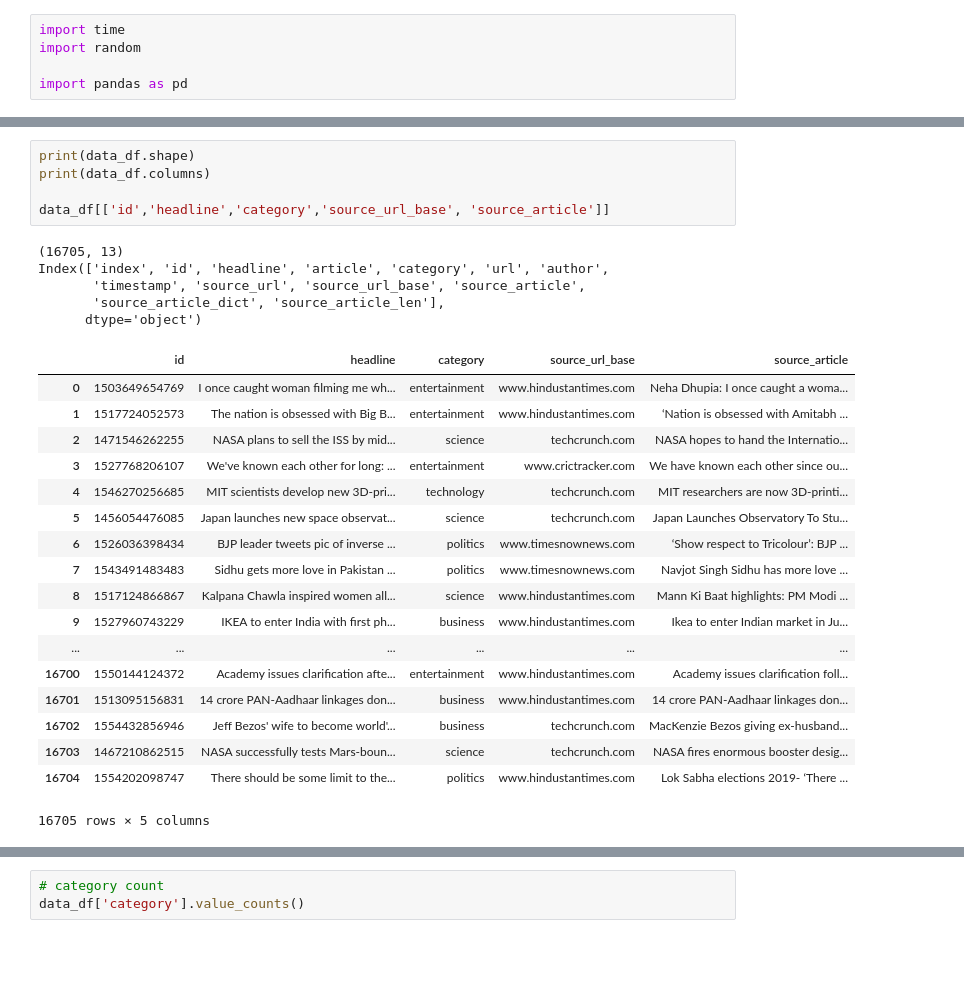
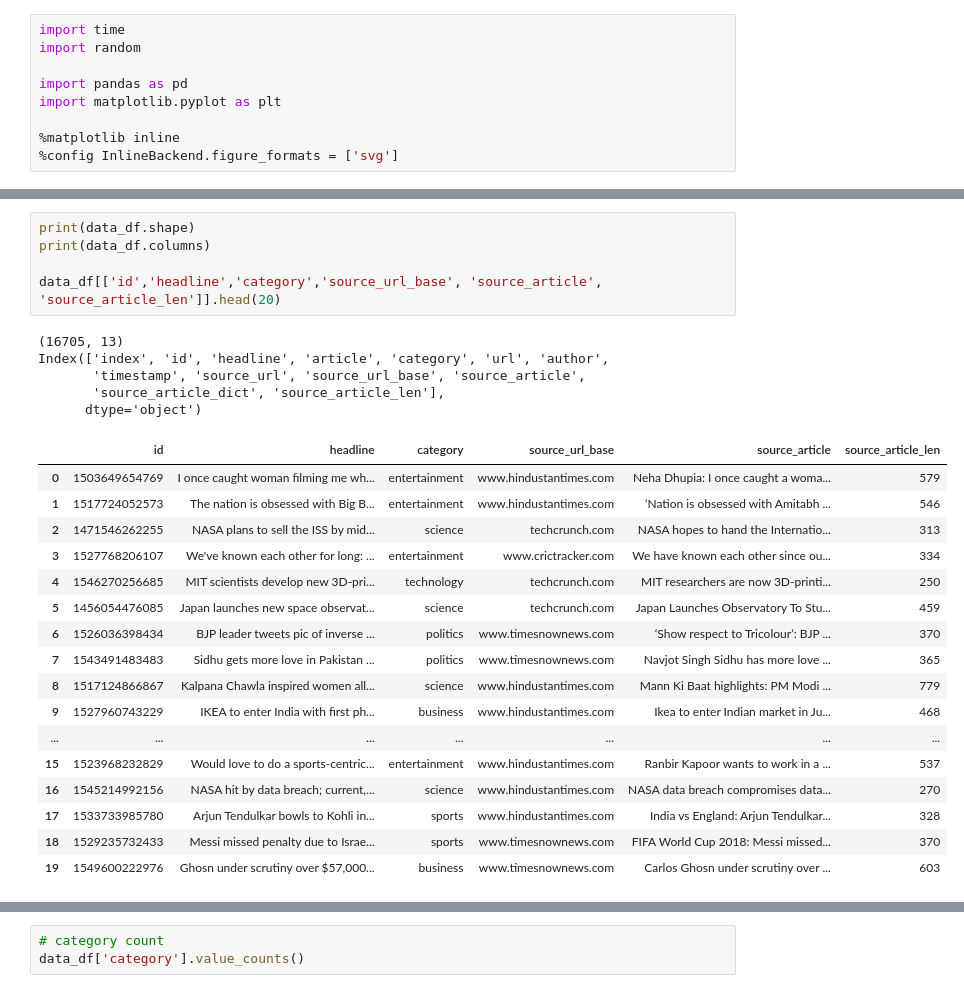
Before and after one commit to viv1729/Domain-Identification-with-Keyword-Extraction, a Jupyter notebook: EDA.ipynb, the cells around one changed output, grey strips where cells are left out. Saved outputs shown, nothing was run; the diff lists cells and outputs as text; blank space fills up the shorter version.

```diff
--- a/EDA.ipynb
+++ b/EDA.ipynb
@@ -3,6 +3,10 @@ import time
 import random
 
 import pandas as pd
+import matplotlib.pyplot as plt
+
+%matplotlib inline
+%config InlineBackend.figure_formats = ['svg']
 # %%
 data_df = pd.read_pickle("data_df_finalV2.pkl")
 data_df.head()
@@ -16,32 +20,31 @@ data_df.head()
 # %%
 print(data_df.shape)
 print(data_df.columns)
 
-data_df[['id','headline','category','source_url_base', 'source_article']]
+data_df[['id','headline','category','source_url_base', 'source_article', 'source_article_len']].head(20)
 # %% [output]
 (16705, 13)
 Index(['index', 'id', 'headline', 'article', 'category', 'url', 'author',
        'timestamp', 'source_url', 'source_url_base', 'source_article',
        'source_article_dict', 'source_article_len'],
       dtype='object')
-|  | id | headline | category | source_url_base | source_article |
-| 0 | 1503649654769 | I once caught woman filming me wh... | entertainment | www.hindustantimes.com | Neha Dhupia: I once caught a woma... |
-| 1 | 1517724052573 | The nation is obsessed with Big B... | entertainment | www.hindustantimes.com | ‘Nation is obsessed with Amitabh ... |
-| 2 | 1471546262255 | NASA plans to sell the ISS by mid... | science | techcrunch.com | NASA hopes to hand the Internatio... |
-| 3 | 1527768206107 | We've known each other for long: ... | entertainment | www.crictracker.com | We have known each other since ou... |
-| 4 | 1546270256685 | MIT scientists develop new 3D-pri... | technology | techcrunch.com | MIT researchers are now 3D-printi... |
-| 5 | 1456054476085 | Japan launches new space observat... | science | techcrunch.com | Japan Launches Observatory To Stu... |
-| 6 | 1526036398434 | BJP leader tweets pic of inverse ... | politics | www.timesnownews.com | ‘Show respect to Tricolour’: BJP ... |
-| 7 | 1543491483483 | Sidhu gets more love in Pakistan ... | politics | www.timesnownews.com | Navjot Singh Sidhu has more love ... |
-| 8 | 1517124866867 | Kalpana Chawla inspired women all... | science | www.hindustantimes.com | Mann Ki Baat highlights: PM Modi ... |
-| 9 | 1527960743229 | IKEA to enter India with first ph... | business | www.hindustantimes.com | Ikea to enter Indian market in Ju... |
-| ... | ... | ... | ... | ... | ... |
-| 16700 | 1550144124372 | Academy issues clarification afte... | entertainment | www.hindustantimes.com | Academy issues clarification foll... |
-| 16701 | 1513095156831 | 14 crore PAN-Aadhaar linkages don... | business | www.hindustantimes.com | 14 crore PAN-Aadhaar linkages don... |
-| 16702 | 1554432856946 | Jeff Bezos' wife to become world'... | business | techcrunch.com | MacKenzie Bezos giving ex-husband... |
-| 16703 | 1467210862515 | NASA successfully tests Mars-boun... | science | techcrunch.com | NASA fires enormous booster desig... |
-| 16704 | 1554202098747 | There should be some limit to the... | politics | www.hindustantimes.com | Lok Sabha elections 2019- ‘There ... |
+|  | id | headline | category | source_url_base | source_article | source_article_len |
+| 0 | 1503649654769 | I once caught woman filming me wh... | entertainment | www.hindustantimes.com | Neha Dhupia: I once caught a woma... | 579 |
+| 1 | 1517724052573 | The nation is obsessed with Big B... | entertainment | www.hindustantimes.com | ‘Nation is obsessed with Amitabh ... | 546 |
+| 2 | 1471546262255 | NASA plans to sell the ISS by mid... | science | techcrunch.com | NASA hopes to hand the Internatio... | 313 |
+| 3 | 1527768206107 | We've known each other for long: ... | entertainment | www.crictracker.com | We have known each other since ou... | 334 |
+| 4 | 1546270256685 | MIT scientists develop new 3D-pri... | technology | techcrunch.com | MIT researchers are now 3D-printi... | 250 |
+| 5 | 1456054476085 | Japan launches new space observat... | science | techcrunch.com | Japan Launches Observatory To Stu... | 459 |
+| 6 | 1526036398434 | BJP leader tweets pic of inverse ... | politics | www.timesnownews.com | ‘Show respect to Tricolour’: BJP ... | 370 |
+| 7 | 1543491483483 | Sidhu gets more love in Pakistan ... | politics | www.timesnownews.com | Navjot Singh Sidhu has more love ... | 365 |
+| 8 | 1517124866867 | Kalpana Chawla inspired women all... | science | www.hindustantimes.com | Mann Ki Baat highlights: PM Modi ... | 779 |
+| 9 | 1527960743229 | IKEA to enter India with first ph... | business | www.hindustantimes.com | Ikea to enter Indian market in Ju... | 468 |
+| ... | ... | ... | ... | ... | ... | ... |
+| 15 | 1523968232829 | Would love to do a sports-centric... | entertainment | www.hindustantimes.com | Ranbir Kapoor wants to work in a ... | 537 |
+| 16 | 1545214992156 | NASA hit by data breach; current,... | science | www.hindustantimes.com | NASA data breach compromises data... | 270 |
+| 17 | 1533733985780 | Arjun Tendulkar bowls to Kohli in... | sports | www.hindustantimes.com | India vs England: Arjun Tendulkar... | 328 |
+| 18 | 1529235732433 | Messi missed penalty due to Israe... | sports | www.timesnownews.com | FIFA World Cup 2018: Messi missed... | 370 |
+| 19 | 1549600222976 | Ghosn under scrutiny over $57,000... | business | www.timesnownews.com | Carlos Ghosn under scrutiny over ... | 603 |
-16705 rows × 5 columns
 # %%
 # articles not fetched
 print(data_df[data_df['source_article']=='NA'].shape)
```
Also changed, not shown: parts of 5 cells of this notebook.
